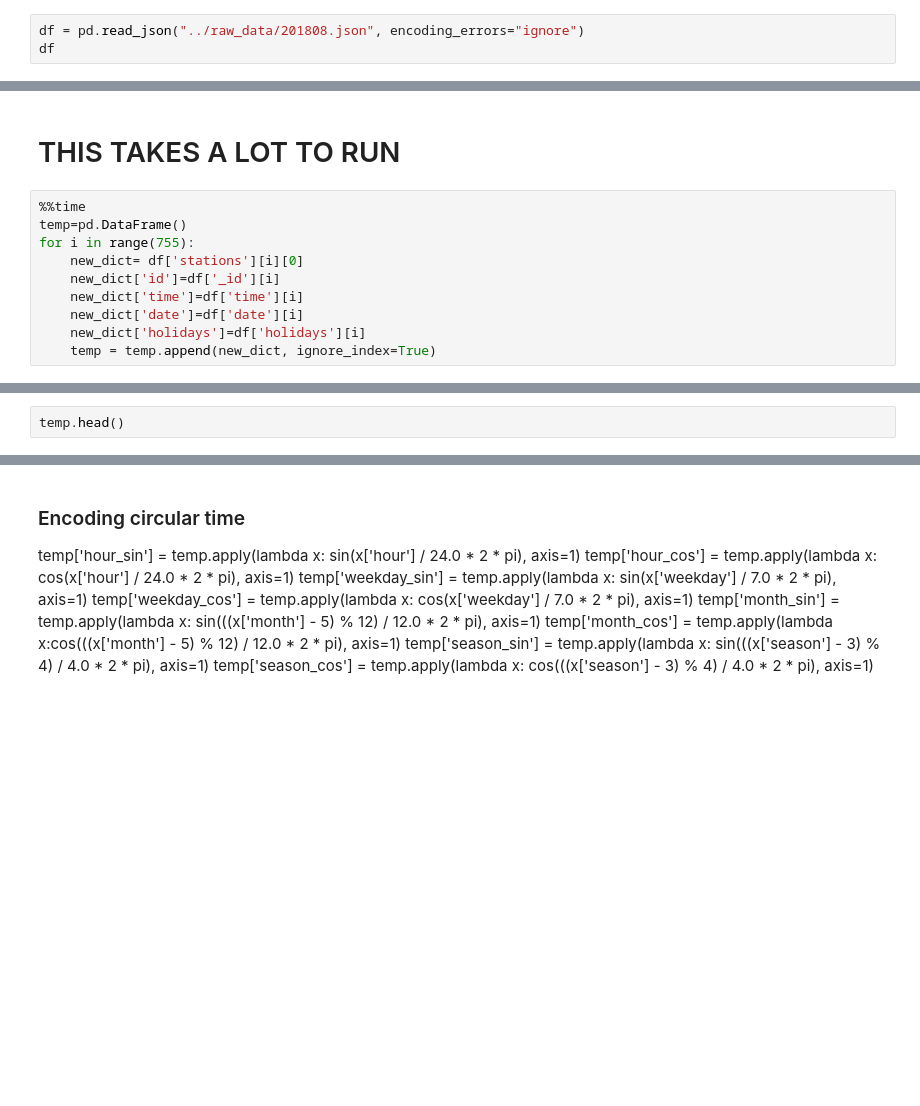
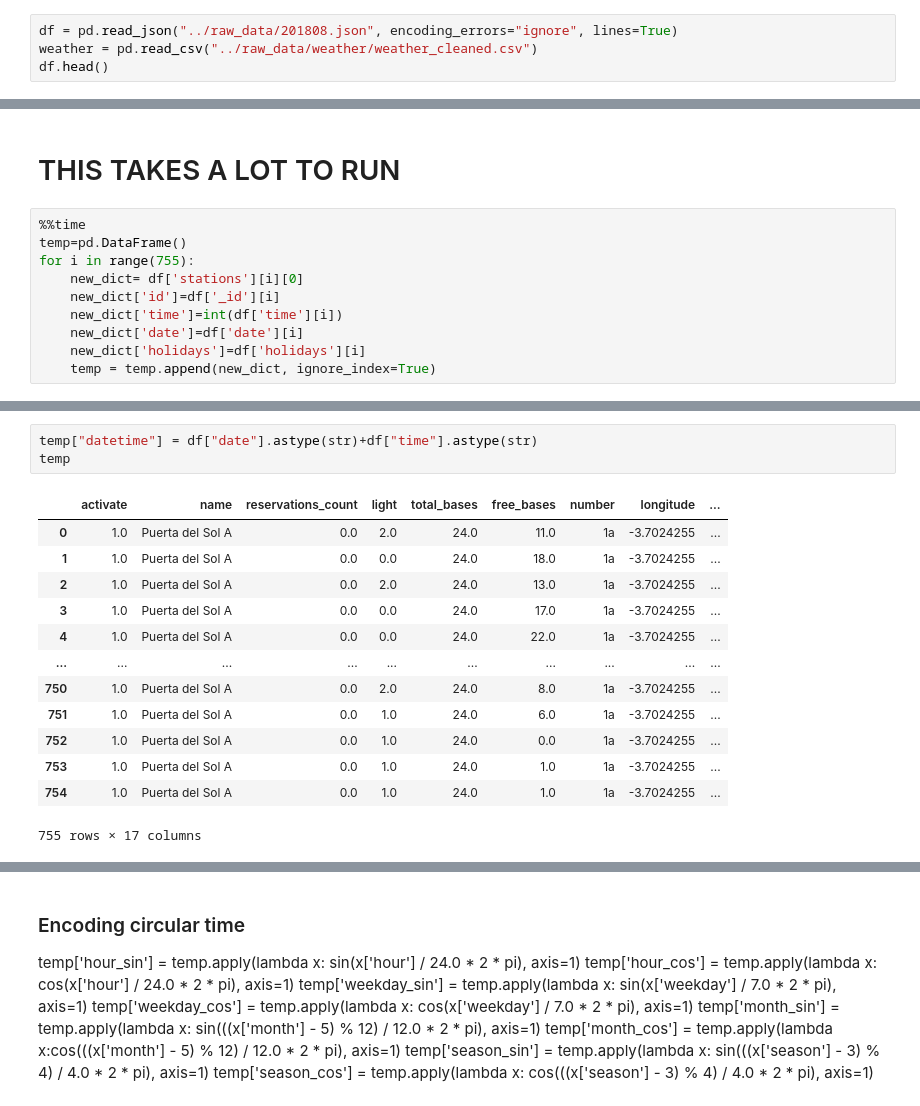
Before and after one commit to juanmcastroa/bicimad_lewagon, a Jupyter notebook: notebooks/Preprocessing.ipynb, the cells around one changed output, grey strips where cells are left out. Saved outputs shown, nothing was run; the diff lists cells and outputs as text; blank space fills up the shorter version.

Commit message:
weather

```diff
--- a/notebooks/Preprocessing.ipynb
+++ b/notebooks/Preprocessing.ipynb
@@ -16,6 +13,7 @@ from keras.callbacks import EarlyStopping
 # %% [markdown]
 ## Importing data
 # %%
-df = pd.read_json("../raw_data/201808.json", encoding_errors="ignore")
-df
+df = pd.read_json("../raw_data/201808.json", encoding_errors="ignore", lines=True)
+weather = pd.read_csv("../raw_data/weather/weather_cleaned.csv")
+df.head()
 # %% [output]
@@ -63,7 +75,7 @@ temp=pd.DataFrame()
 for i in range(755):
     new_dict= df['stations'][i][0]
     new_dict['id']=df['_id'][i]
-    new_dict['time']=df['time'][i]
+    new_dict['time']=int(df['time'][i])
     new_dict['date']=df['date'][i]
     new_dict['holidays']=df['holidays'][i]
     temp = temp.append(new_dict, ignore_index=True)
@@ -70,2 +85,17 @@ for i in range(755):
 # %%
-temp.head()
+temp["datetime"] = df["date"].astype(str)+df["time"].astype(str)
+temp
+# %% [output]
+|  | activate | name | reservations_count | light | total_bases | free_bases | number | longitude | ... |
+| 0 | 1.0 | Puerta del Sol A | 0.0 | 2.0 | 24.0 | 11.0 | 1a | -3.7024255 | ... |
+| 1 | 1.0 | Puerta del Sol A | 0.0 | 0.0 | 24.0 | 18.0 | 1a | -3.7024255 | ... |
+| 2 | 1.0 | Puerta del Sol A | 0.0 | 2.0 | 24.0 | 13.0 | 1a | -3.7024255 | ... |
+| 3 | 1.0 | Puerta del Sol A | 0.0 | 0.0 | 24.0 | 17.0 | 1a | -3.7024255 | ... |
+| 4 | 1.0 | Puerta del Sol A | 0.0 | 0.0 | 24.0 | 22.0 | 1a | -3.7024255 | ... |
+| ... | ... | ... | ... | ... | ... | ... | ... | ... | ... |
+| 750 | 1.0 | Puerta del Sol A | 0.0 | 2.0 | 24.0 | 8.0 | 1a | -3.7024255 | ... |
+| 751 | 1.0 | Puerta del Sol A | 0.0 | 1.0 | 24.0 | 6.0 | 1a | -3.7024255 | ... |
+| 752 | 1.0 | Puerta del Sol A | 0.0 | 1.0 | 24.0 | 0.0 | 1a | -3.7024255 | ... |
+| 753 | 1.0 | Puerta del Sol A | 0.0 | 1.0 | 24.0 | 1.0 | 1a | -3.7024255 | ... |
+| 754 | 1.0 | Puerta del Sol A | 0.0 | 1.0 | 24.0 | 1.0 | 1a | -3.7024255 | ... |
+755 rows × 17 columns
```
Also changed, not shown: parts of 12 cells of this notebook, 1 other file.
